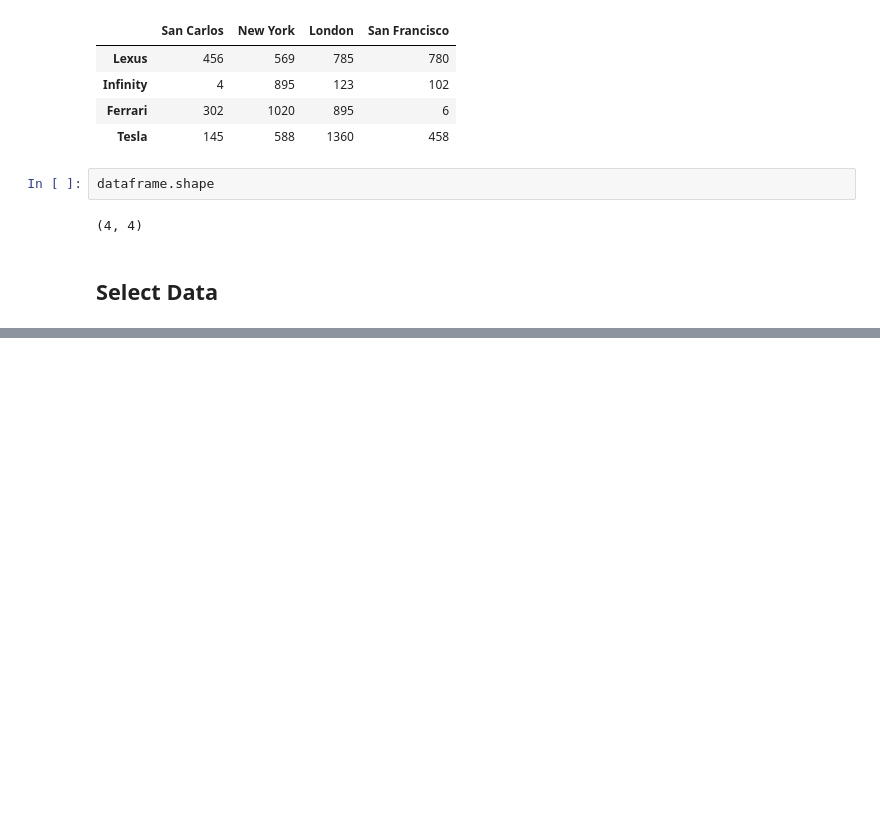
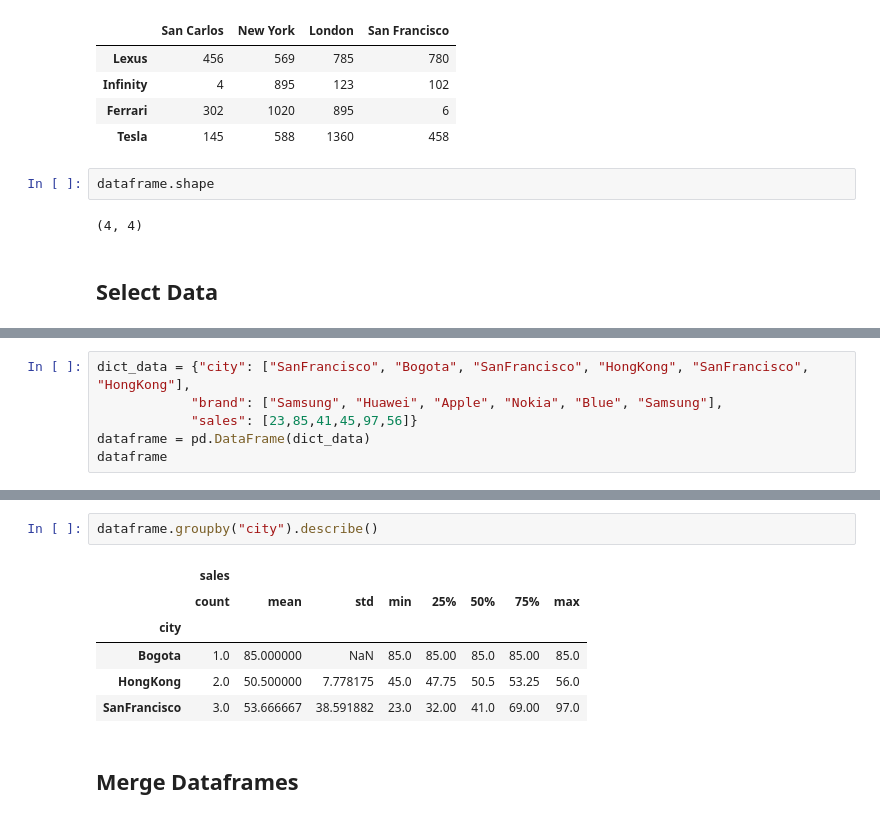
Before and after one commit to merianherrera/machine-learning-with-python, a Jupyter notebook: Pandas.ipynb, the cells around one changed output, grey strips where cells are left out. Saved outputs shown, nothing was run; the diff lists cells and outputs as text; blank space fills up the shorter version.

```diff
--- a/Pandas.ipynb
+++ b/Pandas.ipynb
@@ -136,0 +275,6 @@ dataframe
+# %%
+dict_data = {"city": ["SanFrancisco", "Bogota", "SanFrancisco", "HongKong", "SanFrancisco", "HongKong"],
+            "brand": ["Samsung", "Huawei", "Apple", "Nokia", "Blue", "Samsung"],
+            "sales": [23,85,41,45,97,56]}
+dataframe = pd.DataFrame(dict_data)
+dataframe
@@ -136,0 +307,11 @@ dataframe
+# %%
+dataframe.groupby("city").describe()
+# %% [output]
+|  | sales |  |  |  |  |  |  |  |
+|  | count | mean | std | min | 25% | 50% | 75% | max |
+| city |  |  |  |  |  |  |  |  |
+| Bogota | 1.0 | 85.000000 | NaN | 85.0 | 85.00 | 85.0 | 85.00 | 85.0 |
+| HongKong | 2.0 | 50.500000 | 7.778175 | 45.0 | 47.75 | 50.5 | 53.25 | 56.0 |
+| SanFrancisco | 3.0 | 53.666667 | 38.591882 | 23.0 | 32.00 | 41.0 | 69.00 | 97.0 |
+# %% [markdown]
+## **Merge Dataframes**
```
Also changed, not shown: parts of 61 cells of this notebook, 2 other files.
